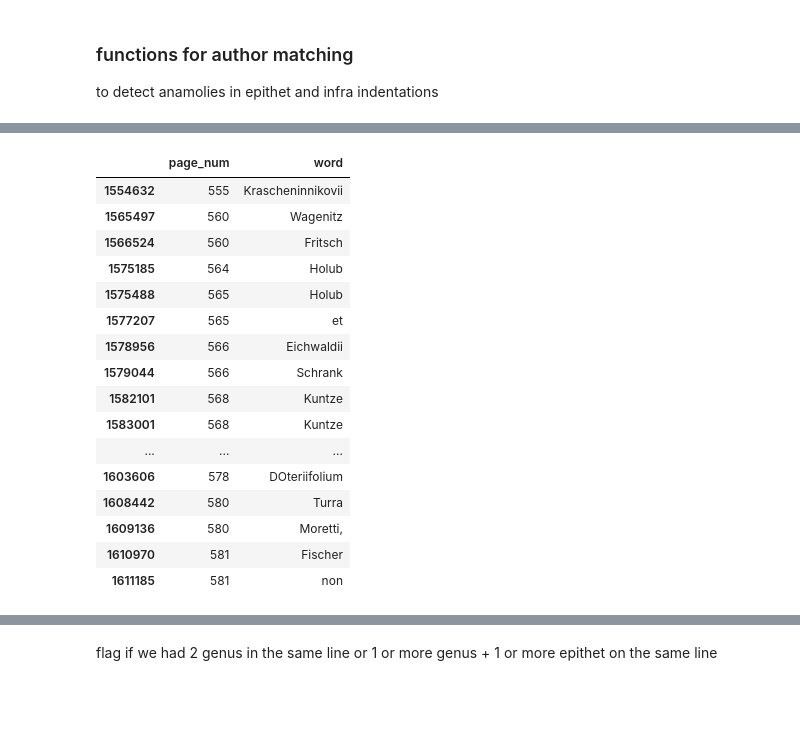
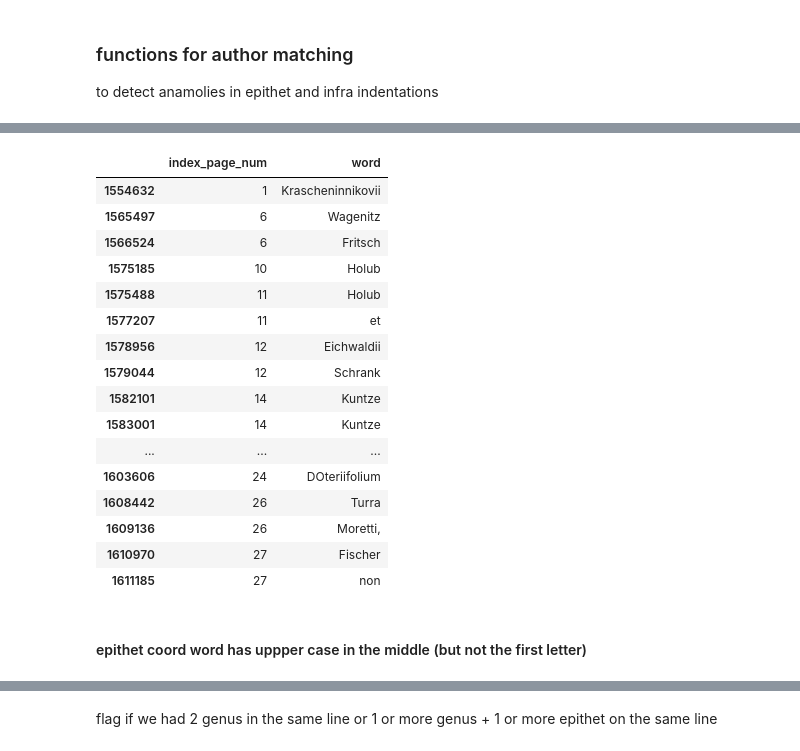
Before and after one commit to shidedh/UpdateFlora, a Jupyter notebook: index_code/0314_index_code.ipynb, the cells around one changed output, grey strips where cells are left out. Saved outputs shown, nothing was run; the diff lists cells and outputs as text; code cells hidden in the pictures; blank space fills up the shorter version.

```diff
--- a/index_code/0314_index_code.ipynb
+++ b/index_code/0314_index_code.ipynb
@@ -346,7 +366,8 @@ def potential_genus_match(row):
            row['epithet_coord_match'] == False and \
            row['word'].isupper() == False and \
            row['word'].isnumeric() == False and \
-           row['word'].find("Flore") == -1 #re.search(r"^Flore$", row['word'])== None
+           row['word'].find("Flore") == -1 and \
+           row['genus_mean_coord'] < row['epithet_mean_coord'] #important to check this only when epithet_coord_match is false?
 
 def potential_epithet_match(row):
     return row['epithet_coord_match'] == True and \
@@ -536,4 +557,8 @@ for vol_char_df, vol_index, doc, output_name in all_vol_data:
 # %% [markdown]
 ### functions for author matching
 to detect anamolies in epithet and infra indentations
+# %%
+vol1_char_df['index_page_num'] = vol1_char_df['page_num'] - vol1_index[0] + 1
+vol2_char_df['index_page_num'] = vol2_char_df['page_num'] - vol2_index[0] + 1
+vol3_char_df['index_page_num'] = vol3_char_df['page_num'] - vol3_index[0] + 1
 # %%
@@ -588,20 +615,22 @@ vol2_char_df[(vol2_char_df['potential_epithet_match'] == True) & (vol2_char_df['
 # %%
-vol3_char_df[(vol3_char_df['potential_epithet_match'] == True) & (vol3_char_df['word'].apply(potential_author_match_epithet_coord))][["page_num", "word"]].drop_duplicates()
+vol3_char_df[(vol3_char_df['potential_epithet_match'] == True) & (vol3_char_df['word'].apply(potential_author_match_epithet_coord))][["index_page_num", "word"]].drop_duplicates()
 # %% [output]
-|  | page_num | word |
-| 1554632 | 555 | Krascheninnikovii |
-| 1565497 | 560 | Wagenitz |
-| 1566524 | 560 | Fritsch |
-| 1575185 | 564 | Holub |
-| 1575488 | 565 | Holub |
-| 1577207 | 565 | et |
-| 1578956 | 566 | Eichwaldii |
-| 1579044 | 566 | Schrank |
-| 1582101 | 568 | Kuntze |
-| 1583001 | 568 | Kuntze |
+|  | index_page_num | word |
+| 1554632 | 1 | Krascheninnikovii |
+| 1565497 | 6 | Wagenitz |
+| 1566524 | 6 | Fritsch |
+| 1575185 | 10 | Holub |
+| 1575488 | 11 | Holub |
+| 1577207 | 11 | et |
+| 1578956 | 12 | Eichwaldii |
+| 1579044 | 12 | Schrank |
+| 1582101 | 14 | Kuntze |
+| 1583001 | 14 | Kuntze |
 | ... | ... | ... |
-| 1603606 | 578 | DOteriifolium |
-| 1608442 | 580 | Turra |
-| 1609136 | 580 | Moretti, |
-| 1610970 | 581 | Fischer |
-| 1611185 | 581 | non |
+| 1603606 | 24 | DOteriifolium |
+| 1608442 | 26 | Turra |
+| 1609136 | 26 | Moretti, |
+| 1610970 | 27 | Fischer |
+| 1611185 | 27 | non |
+# %% [markdown]
+#### epithet coord word has uppper case in the middle (but not the first letter)
```
Also changed, not shown: parts of 19 cells of this notebook, 1 other file.
